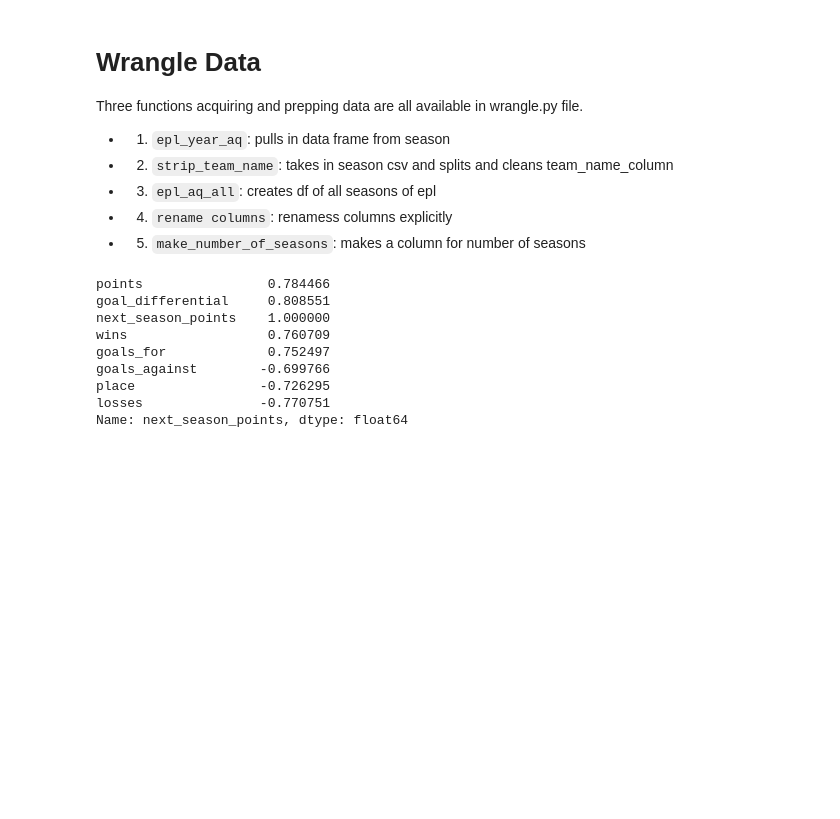
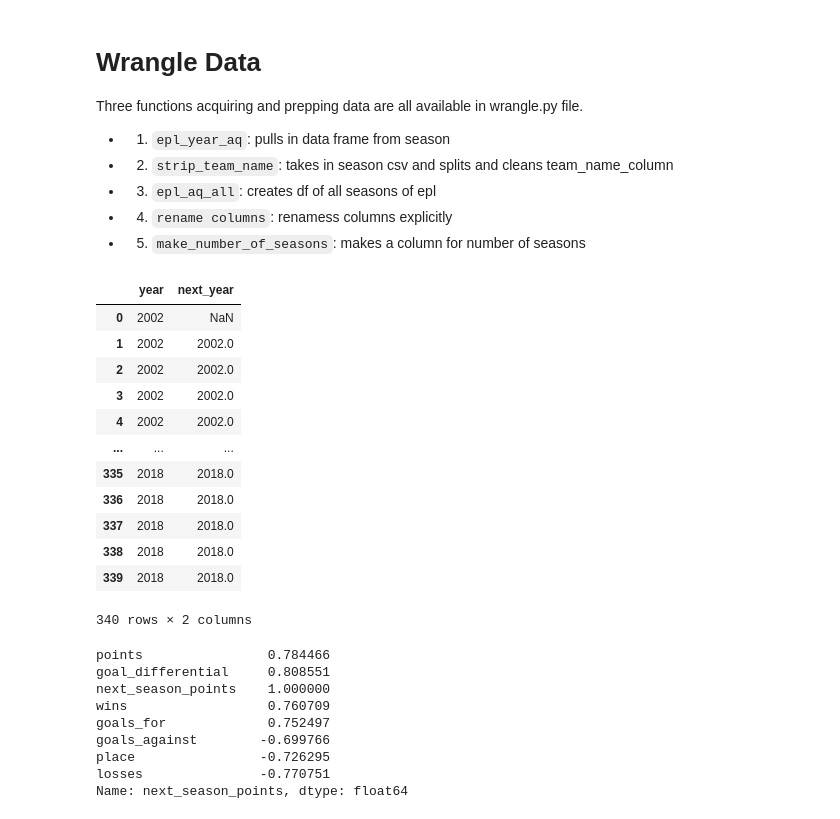
Before and after one commit to noahmelngailis/football_time_series, a Jupyter notebook: EPL_Notebook.ipynb, the cells around one changed output. Cells and saved outputs as stored; diff of their text form; code cells hidden in the pictures; blank space fills up the shorter version.

```diff
--- a/EPL_Notebook.ipynb
+++ b/EPL_Notebook.ipynb
@@ -50,3 +57,19 @@ df = epl_aq_all()
+# %%
+df[['year','next_year']]
+# %% [output]
+|  | year | next_year |
+| 0 | 2002 | NaN |
+| 1 | 2002 | 2002.0 |
+| 2 | 2002 | 2002.0 |
+| 3 | 2002 | 2002.0 |
+| 4 | 2002 | 2002.0 |
+| ... | ... | ... |
+| 335 | 2018 | 2018.0 |
+| 336 | 2018 | 2018.0 |
+| 337 | 2018 | 2018.0 |
+| 338 | 2018 | 2018.0 |
+| 339 | 2018 | 2018.0 |
+340 rows × 2 columns
 # %%
 # get last seasons points
 df['next_year'] = df.groupby('team_name').year.shift(-1)
```
Also changed, not shown: parts of 12 cells of this notebook.
